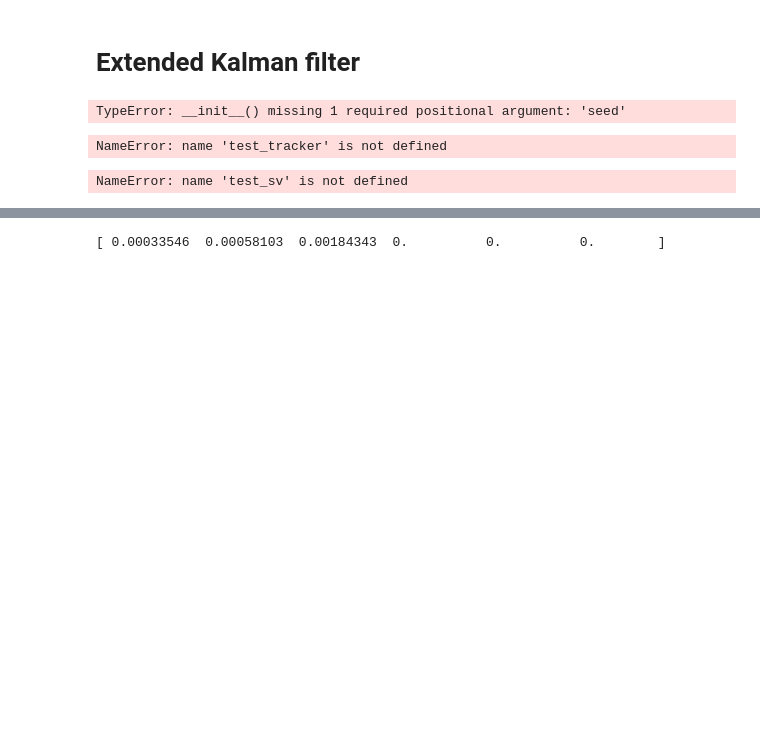
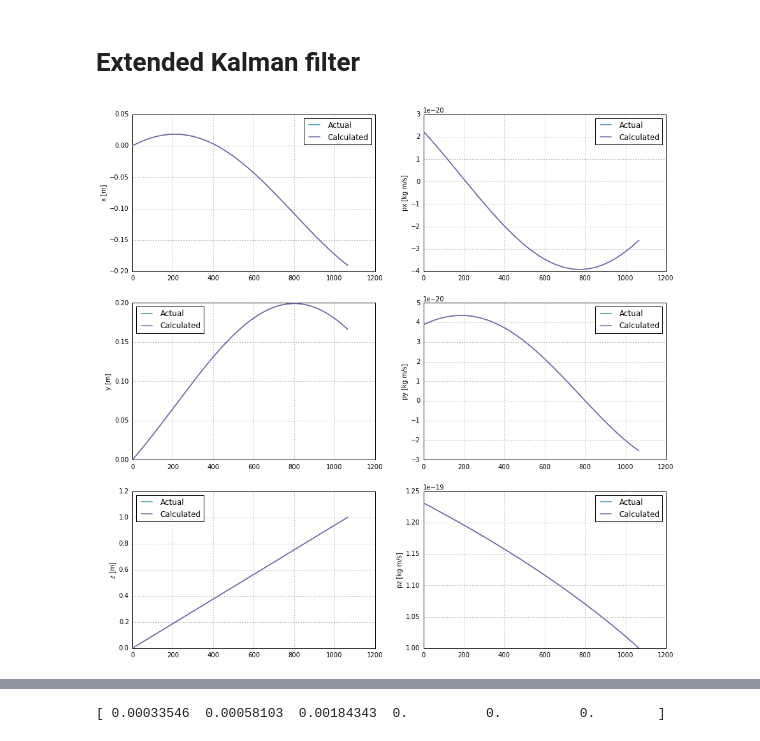
Before and after one commit to chchen123/pytpc, a Jupyter notebook: KalmanFilter.ipynb, the cells around one changed output, grey strips where cells are left out. Drawn from its saved outputs; the diff is of its cells as text; code cells hidden in the pictures; blank space fills up the shorter version.

```diff
--- a/KalmanFilter.ipynb
+++ b/KalmanFilter.ipynb
@@ -104,25 +104,17 @@ state_vector_plots(sv)
 # %%
 test = numpy.zeros((sv.shape[0],6))
 test[0] = sv[0]
-test_tracker = tracking.Tracker(tracking.Particle(4, 2), g, efield, bfield)
+test_tracker = tracking.Tracker(sim.Particle(4, 2), g, efield, bfield, sv[0])
 for x in range(1, sv.shape[0]):
-    test[x] = test_tracker.update_state_vector(test[x-1])
+    test[x] = test_tracker.update_state_vector(test[x-1], 0.1)
 state_vector_plots(sv, test)
 # %% [output]
-TypeError: __init__() missing 1 required positional argument: 'seed'
+[figure, added]
 # %%
 meas_pos = pos + numpy.random.normal(0, 1e-2, pos.shape)
 sm = savgol_filter(meas_pos, 201, 2, axis=0)
 dfs = numpy.diff(sm, axis=0)
 meas = numpy.hstack((meas_pos[1:], dfs))
-# %%
-test_sv = numpy.array([test_tracker.generate_measurement(v) for v in sv])
-# %% [output]
-NameError: name 'test_tracker' is not defined
-# %%
-state_vector_plots(test_sv, data=meas)
-# %% [output]
-NameError: name 'test_sv' is not defined
 # %%
 tr = tracking.Tracker(pt, g, efield, bfield, sv[0])
 tr.kfilter._dt = 5e-11
```
Also changed, not shown: parts of 7 cells of this notebook.
